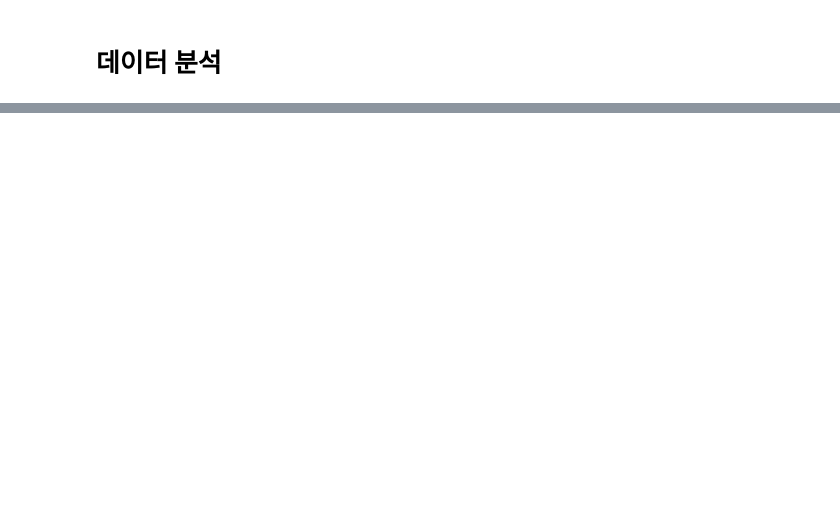
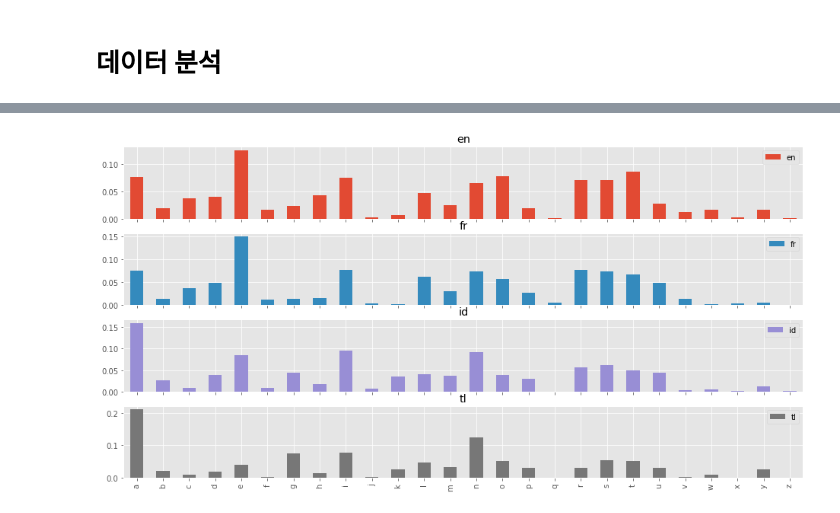
Before and after one commit to JaehonxKIM/StudyMechineLearning, a Jupyter notebook: 1.머신러닝 개요/2.머신러닝을 활용한 데이터 분석 플로우 서비스 구축.ipynb, the cells around one changed output, grey strips where cells are left out. Saved outputs shown, nothing was run; the diff lists cells and outputs as text; code cells hidden in the pictures; blank space fills up the shorter version.

Commit message:
2022년 3월 29일 머신러닝 학습 2일차 커밋

```diff
--- a/1.머신러닝 개요/2.머신러닝을 활용한 데이터 분석 플로우 서비스 구축.ipynb
+++ b/1.머신러닝 개요/2.머신러닝을 활용한 데이터 분석 플로우 서비스 구축.ipynb
@@ -154,0 +514,5 @@ tmp
+# %%
+# 컬럼명 조절
+# 현재 : 0,1,2... => a,b,c...,z
+df_freqs.columns = list(ascii_lowercase)
+df_freqs.head(1)
@@ -154,0 +523,9 @@ tmp
+# %%
+df_freqs.shape
+# (20,26+1)
+# 정답 컬럼이 추가되어야 한다
+# 컬럼 추가하기 or 정답용 df를 구성해서 합치기
+# df_freqs['label'] = 데이터(단, 인덱스와 동일한 크기 => 20개)
+df_labels = pd.DataFrame(tmp['labels'])
+df_labels.head(1)
+df_labels.columns = ['label']
@@ -154,0 +536,5 @@ tmp
+# %%
+# df 합치기 => concat(), merge()
+# (20,26+1)
+df_tmp = pd.concat([df_freqs,df_labels], axis =1)
+df_tmp.shape
@@ -154,0 +551,8 @@ tmp
+# %%
+# 컬럼들 중에, label이라는 컬럼은 값이 중복되는 것이 있다 => 값은 총 몇가지인가?
+df_tmp.label.unique()
+# 머신러닝 > 지도학습 > 분류의 종속변수는 카테고리화 되어 있어, 카운트가 가능하다
+# 답이 총 4개 -> 피벗테이블의 타겟이 된다
+# 기본값으로 평균으로 데이터가 통합되었다
+df_tmp_pv = df_tmp.pivot_table(index = df_tmp.label)
+df_tmp_pv
@@ -154,0 +587,17 @@ tmp
+# %%
+# 시각화
+# 스타일 정의
+plt.style.use('ggplot')
+
+# df에서 직접 그려봄
+df_tmp_pv.T.plot(kind = 'bar', subplots = True, figsize = (16,8))
+
+# 보여줘
+plt.show()
+
+# x 축은 a~z
+# y 축은 빈도값
+# 컬럼별로 별도로 차트 생성
+# y축 리미트를 동일하게 설정(최대치로) 0.25
+# %% [output]
+[figure, added]
```
Also changed, not shown: parts of 74 cells of this notebook, 3 other files.
